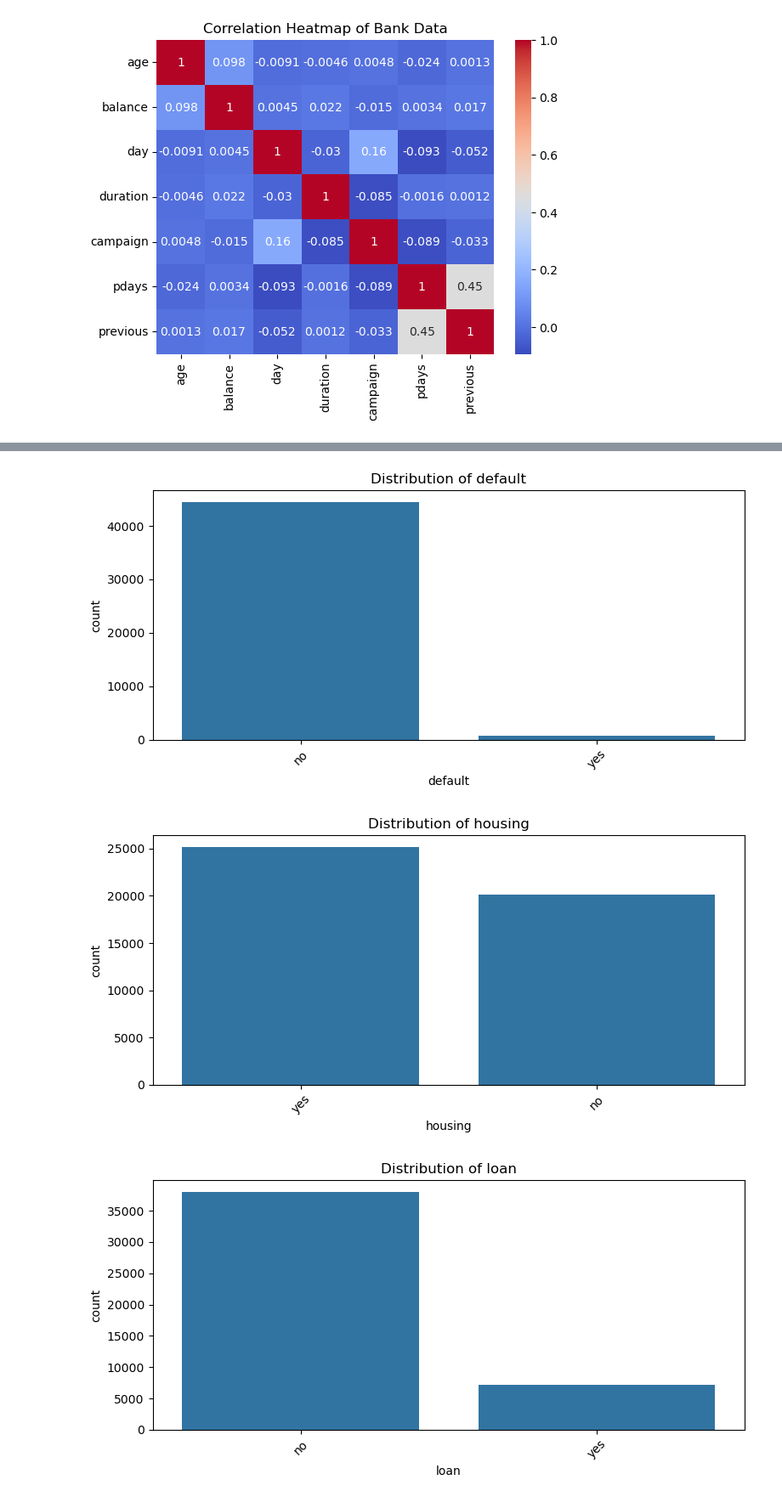
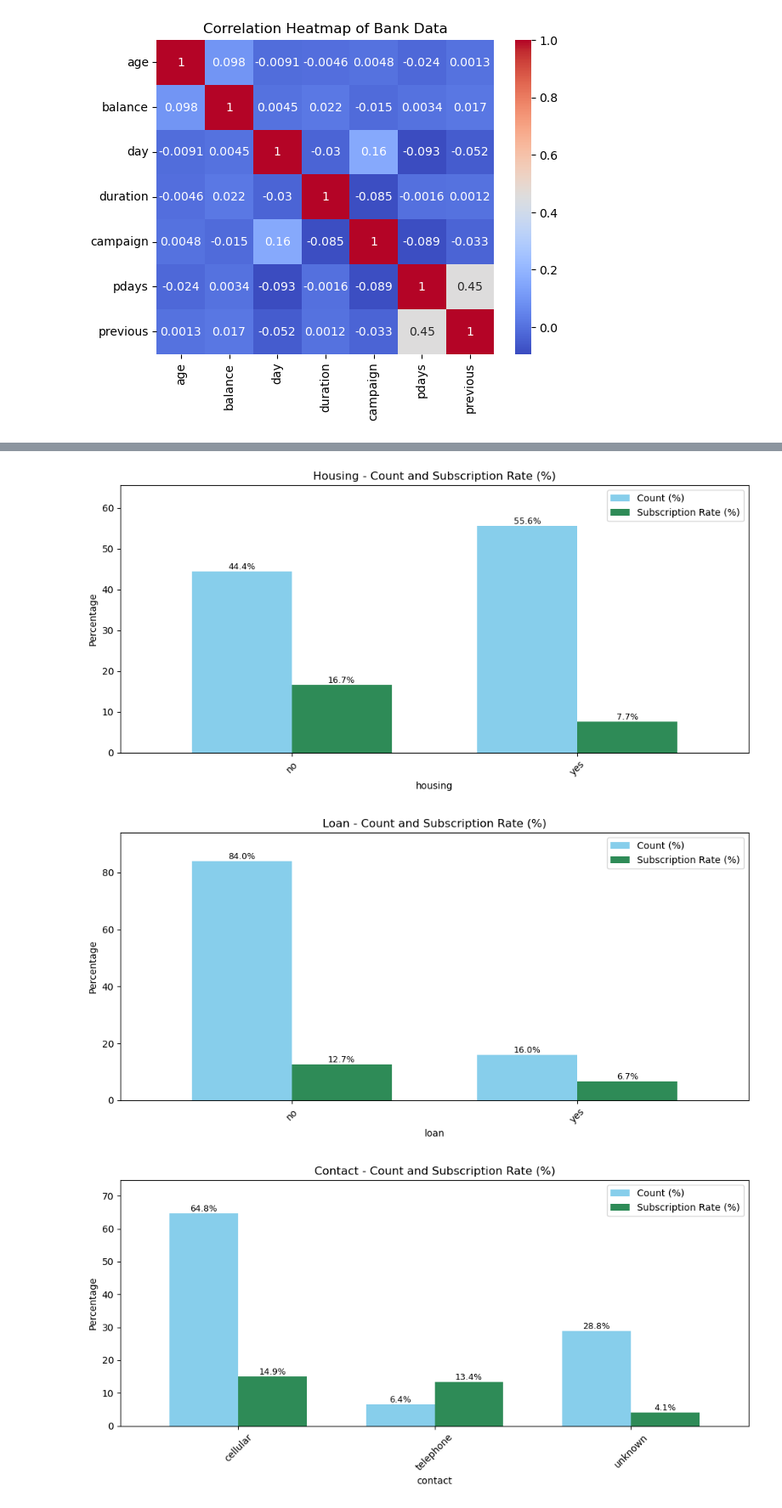
Before and after one commit to eddiexunyc/ml_big_data_work, a Jupyter notebook: Assignment 1/data622_assignment_1.ipynb, the cells around one changed output, grey strips where cells are left out. Shown at 85% size. Drawn from its saved outputs; the diff is of its cells as text; code cells hidden in the pictures.

```diff
--- a/Assignment 1/data622_assignment_1.ipynb
+++ b/Assignment 1/data622_assignment_1.ipynb
@@ -183,3 +198,10 @@ plt.tight_layout()
 plt.show()
 # %% [output]
 [figure]
+# %%
+# boxplots for outliners found on the histgram
+num_cols_selected = ['balance','duration','campaign']
+for col in num_cols_selected:
+    sns.boxplot(x=bank_full[col], color='blue')
+    plt.title(f"Boxplot of {col}")
+    plt.show()
@@ -191,9 +250,3 @@ plt.title("Correlation Heatmap of Bank Data")
 plt.show()
 # %% [output]
 [figure]
-# %%
-# boxplots for outliners
-for col in num_cols:
-    sns.boxplot(x=bank_full[col], color='blue')
-    plt.title(f"Boxplot of {col}")
-    plt.show()
@@ -208,13 +255,33 @@ for col in num_cols:
 # %%
-# distribution on categorical variables
+# distribution on categorical variables with subscription rate
 cat_cols = bank_full.select_dtypes(include='object').columns.tolist()
 cat_cols.remove('y')
+cat_cols.remove('default')
+bank_full['subscribed'] = bank_full['y'].map({'yes': 1, 'no': 0})
 
+# loop through categorical variables with the total count and subscription rate percentage
 for col in cat_cols:
-    plt.figure(figsize=(8,4))
-    sns.countplot(x=col, data=bank_full, order=bank_full[col].value_counts().index)
-    plt.title(f"Distribution of {col}")
+    count_pct = bank_full[col].value_counts(normalize=True).sort_index() * 100
+    sub_rate = bank_full.groupby(col)['subscribed'].mean().sort_index() * 100
+
+    combined_df = pd.DataFrame({
+        'Count (%)': count_pct,
+        'Subscription Rate (%)': sub_rate
+    })
+
+    # plot grouped bar chart
+    ax = combined_df.plot(kind='bar', figsize=(10, 5), width=0.7, color=['skyblue', 'seagreen'])
+
+    # add label
+    for i in ax.containers:
+        ax.bar_label(i, fmt='%.1f%%', label_type='edge', fontsize=9)
+
+    plt.title(f"{col.title()} - Count and Subscription Rate (%)")
+    plt.ylabel("Percentage")
+    plt.xlabel(col)
     plt.xticks(rotation=45)
+    plt.ylim(0, max(combined_df.max()) + 10)
+    plt.legend(loc='upper right')
     plt.tight_layout()
     plt.show()
 # %% [output]
@@ -224,3 +291,3 @@ for col in cat_cols:
-[figure, old version]
+[figure, new version]
-[figure, old version]
+[figure, new version]
-[figure, old version]
+[figure, new version]
```
Also changed, not shown: parts of 15 cells of this notebook.
